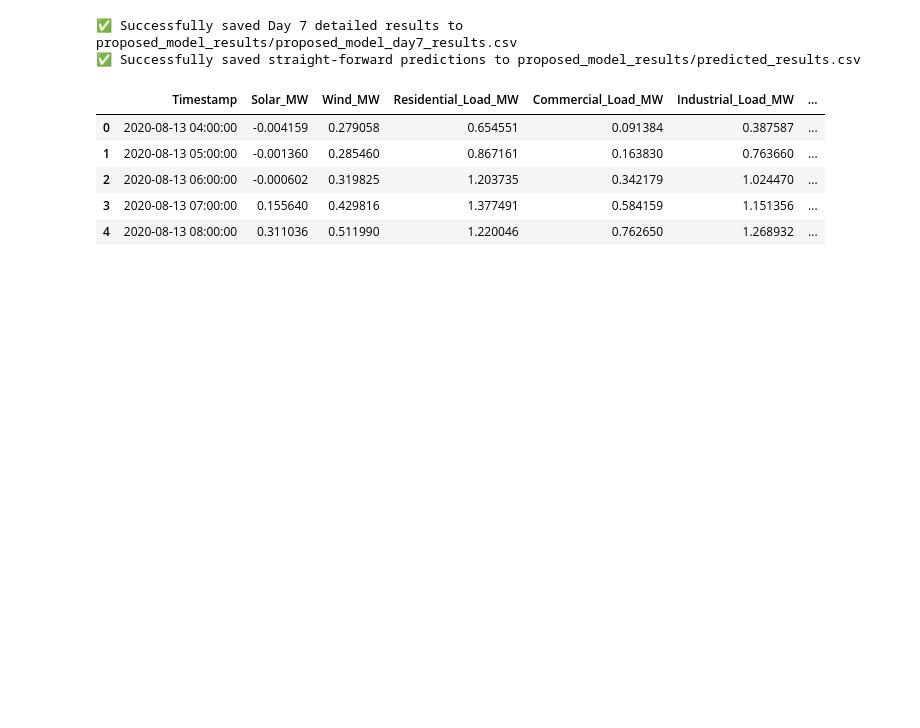
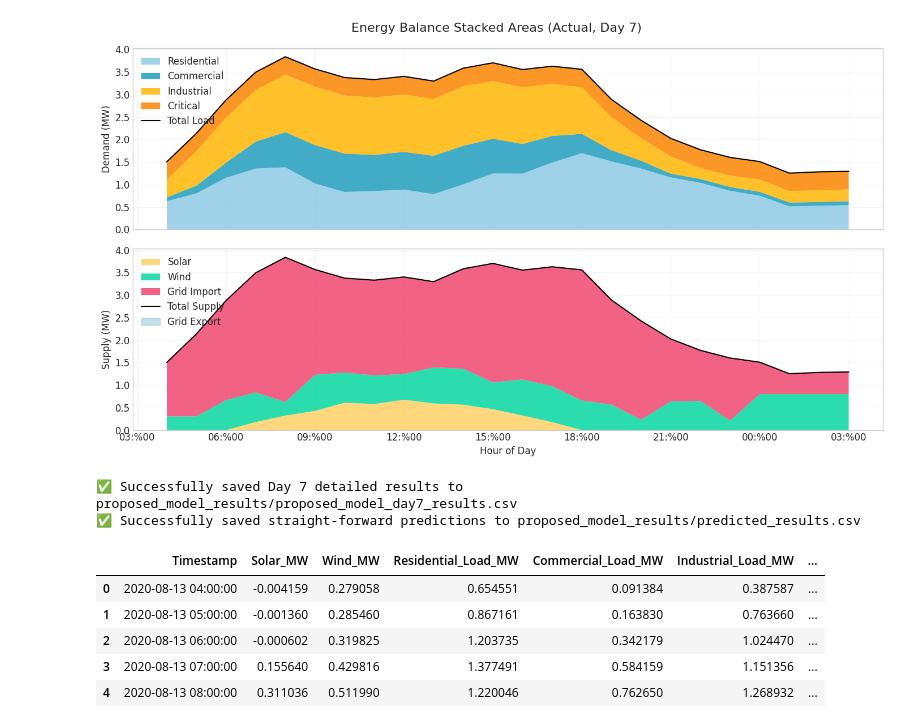
Before and after one commit to AmarjithTK/finalyear-project-rev2, a Jupyter notebook: visualizations.ipynb, the cells around one changed output. Cells and saved outputs as stored; diff of their text form; code cells hidden in the pictures; blank space fills up the shorter version.

```diff
--- a/visualizations.ipynb
+++ b/visualizations.ipynb
@@ -299,3 +329,71 @@ plt.show()
+# %%
+# === PLOT 7: ENERGY BALANCE STACKED AREA (ACTUAL, DAY 7) ===
+day_slice = slice(START_IDX, END_IDX)
+time_slice = test_timestamps[day_slice]
+
+# Actual components (MW)
+solar = y_test_mw[day_slice, 0]
+wind = y_test_mw[day_slice, 1]
+res_load = y_test_mw[day_slice, 2]
+com_load = y_test_mw[day_slice, 3]
+ind_load = y_test_mw[day_slice, 4]
+crit_load = y_test_mw[day_slice, 5]
+
+total_load = res_load + com_load + ind_load + crit_load
+total_der = solar + wind
+net_load = total_load - total_der
+
+grid_import = np.maximum(net_load, 0)
+grid_export = np.maximum(-net_load, 0)
+
+fig, axes = plt.subplots(2, 1, figsize=(14, 8), sharex=True)
+fig.suptitle("Energy Balance Stacked Areas (Actual, Day 7)", fontsize=16, y=0.98)
+
+# Demand stack
+axes[0].stackplot(
+    time_slice,
+    res_load,
+    com_load,
+    ind_load,
+    crit_load,
+    labels=["Residential", "Commercial", "Industrial", "Critical"],
+    colors=["#8ecae6", "#219ebc", "#ffb703", "#fb8500"],
+    alpha=0.85,
+ )
+axes[0].plot(time_slice, total_load, color="black", lw=1.5, label="Total Load")
+axes[0].set_ylabel("Demand (MW)")
+axes[0].legend(loc="upper left")
+axes[0].grid(True, alpha=0.2)
+
+# Supply stack
+axes[1].stackplot(
+    time_slice,
+    solar,
+    wind,
+    grid_import,
+    labels=["Solar", "Wind", "Grid Import"],
+    colors=["#ffd166", "#06d6a0", "#ef476f"],
+    alpha=0.85,
+ )
+axes[1].plot(time_slice, total_der + grid_import, color="black", lw=1.5, label="Total Supply")
+axes[1].fill_between(
+    time_slice,
+    0,
+    grid_export,
+    color="#118ab2",
+    alpha=0.25,
+    label="Grid Export",
+ )
+axes[1].set_ylabel("Supply (MW)")
+axes[1].set_xlabel("Hour of Day")
+axes[1].legend(loc="upper left")
+axes[1].grid(True, alpha=0.2)
+axes[1].xaxis.set_major_formatter(mdates.DateFormatter("%H:%00"))
+
+plt.tight_layout()
+plt.show()
+# %% [output]
+[figure, added]
 # %%
 # === EXPORT DAY 7 RESULTS TO CSV ===
 # Save the 24-hour actual vs predicted data for the proposed model
```
Also changed, not shown: parts of 12 cells of this notebook, 4 other files.
